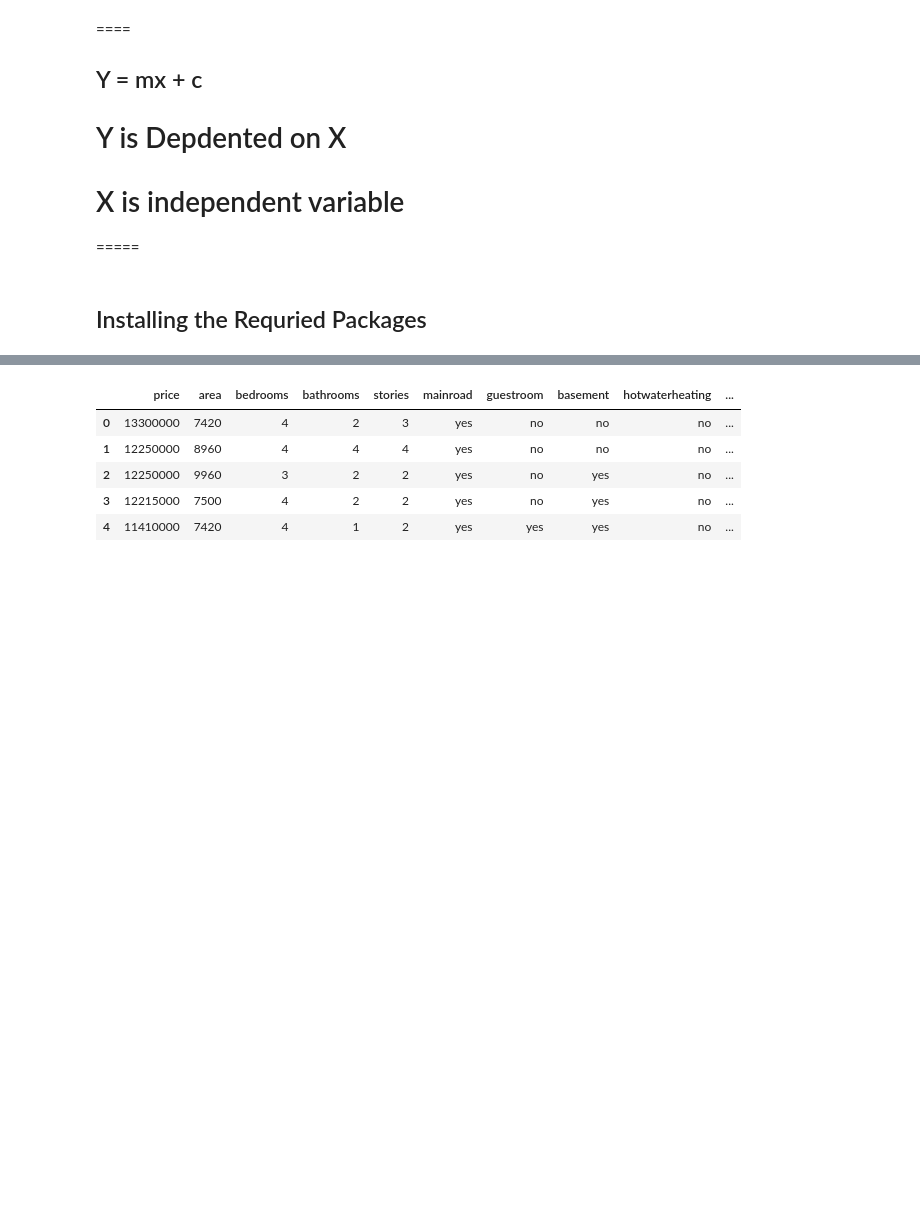
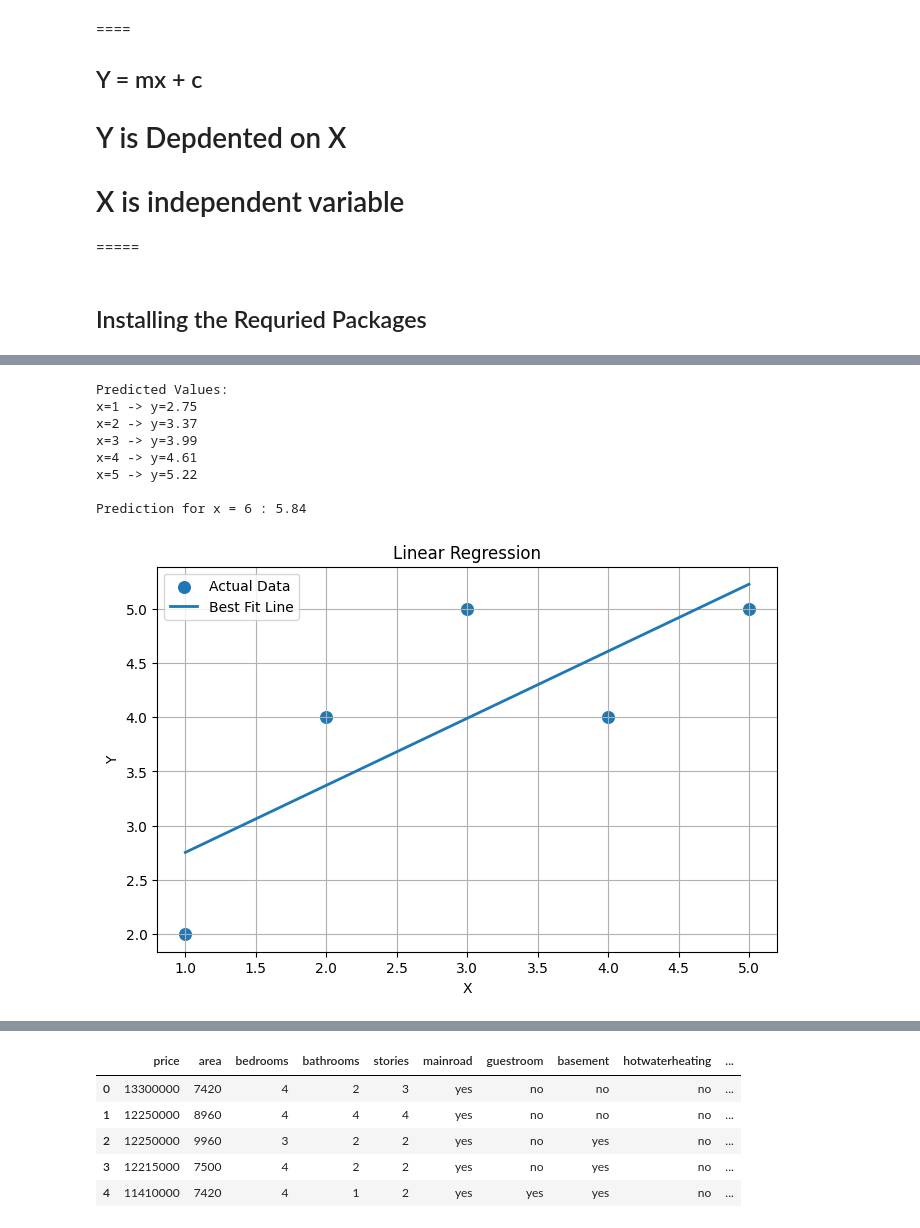
Before and after one commit to zeeshanali90233/MachineLearning---DeepLearning, a Jupyter notebook: 01-Linear-Regression/linear_regression.ipynb, the cells around one changed output, grey strips where cells are left out. Cells and saved outputs as stored; diff of their text form; code cells hidden in the pictures; blank space fills up the shorter version.

```diff
--- a/01-Linear-Regression/linear_regression.ipynb
+++ b/01-Linear-Regression/linear_regression.ipynb
@@ -19,3 +70,48 @@ Linear regression is a statistical method that models the relationship between a
+# %%
+# -----------------------------
+# Predictions
+# -----------------------------
+predicted_Y = []
+
+for x in X:
+    predicted_Y.append(m * x + b)
+
+print("\nPredicted Values:")
+for x, y in zip(X, predicted_Y):
+    print(f"x={x} -> y={round(y,2)}")
+
+# Prediction for a new value
+x_new = 6
+y_new = m * x_new + b
+print("\nPrediction for x =", x_new, ":", round(y_new, 2))
+
+
+# -----------------------------
+# Scatter Plot
+# -----------------------------
+plt.figure(figsize=(8,5))
+plt.scatter(X, Y, label="Actual Data", s=70)
+
+# Best Fit Line
+plt.plot(X, predicted_Y, label="Best Fit Line", linewidth=2)
+
+plt.title("Linear Regression")
+plt.xlabel("X")
+plt.ylabel("Y")
+plt.legend()
+plt.grid(True)
+
+plt.show()
+# %% [output]
+Predicted Values:
+x=1 -> y=2.75
+x=2 -> y=3.37
+x=3 -> y=3.99
+x=4 -> y=4.61
+x=5 -> y=5.22
+
+Prediction for x = 6 : 5.84
+[figure, added]
 # %%
 %pip install pandas scikit-learn matplotlib seaborn
 # %% [output]
```
Also changed, not shown: parts of 2 cells of this notebook.
